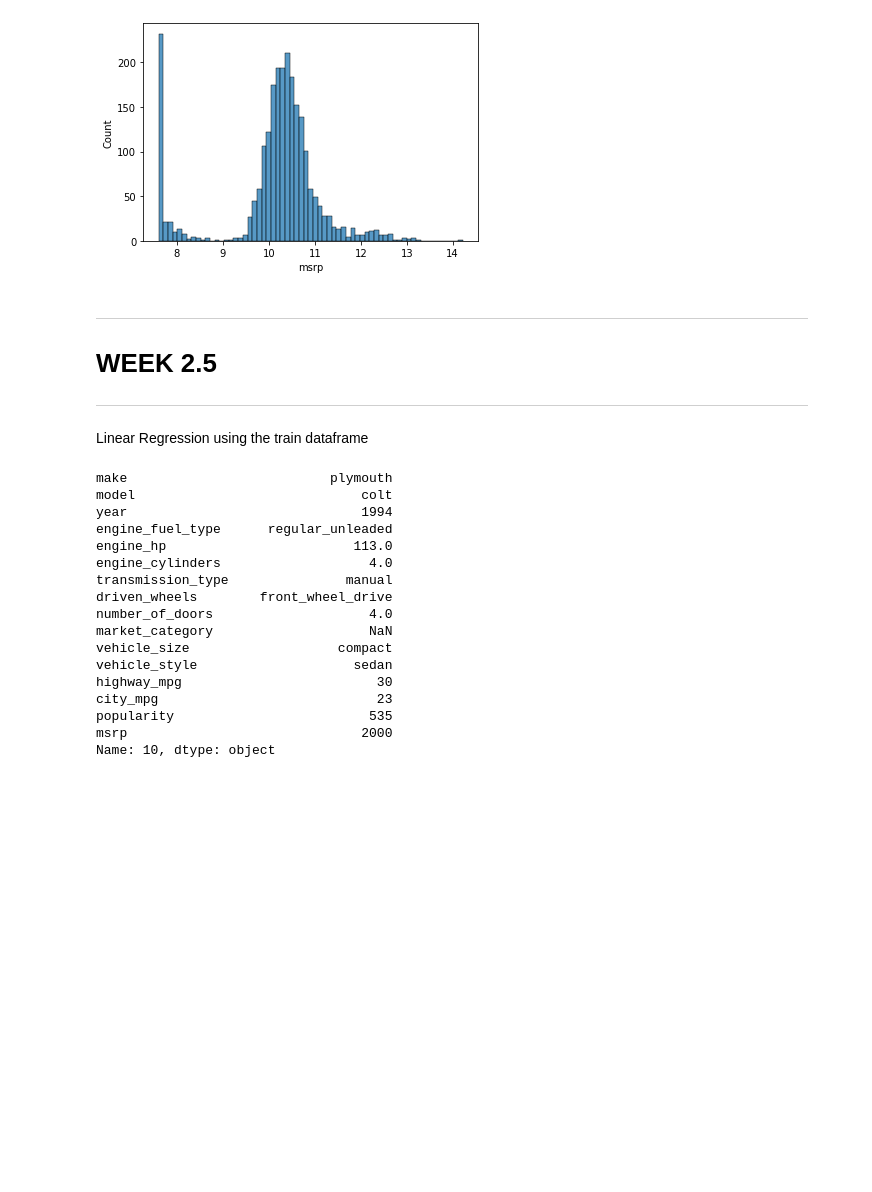
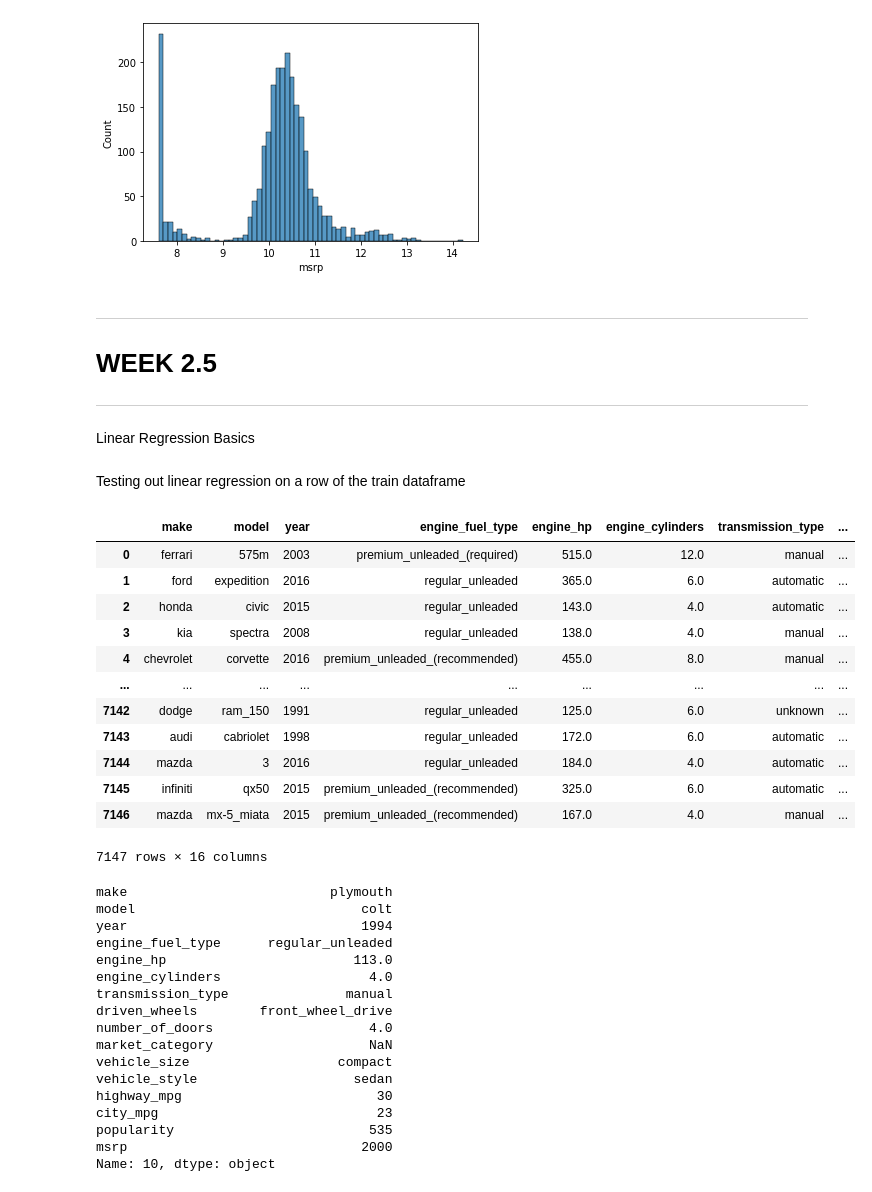
Before and after one commit to DataTalksClub/machine-learning-zoomcamp, a Jupyter notebook: chapter-02-car-price/week2.ipynb, the cells around one changed output. Drawn from its saved outputs; the diff is of its cells as text; code cells hidden in the pictures; blank space fills up the shorter version.

```diff
--- a/chapter-02-car-price/week2.ipynb
+++ b/chapter-02-car-price/week2.ipynb
@@ -284,4 +278,4 @@ plt.show()
 
 ***
 
-Linear Regression using the train dataframe
+Linear Regression Basics
@@ -290,3 +282,21 @@ df_train = df_train.reset_index(drop = True)
+# %% [markdown]
+Testing out linear regression on a row of the train dataframe
+# %%
+df_train
+# %% [output]
+|  | make | model | year | engine_fuel_type | engine_hp | engine_cylinders | transmission_type | ... |
+| 0 | ferrari | 575m | 2003 | premium_unleaded_(required) | 515.0 | 12.0 | manual | ... |
+| 1 | ford | expedition | 2016 | regular_unleaded | 365.0 | 6.0 | automatic | ... |
+| 2 | honda | civic | 2015 | regular_unleaded | 143.0 | 4.0 | automatic | ... |
+| 3 | kia | spectra | 2008 | regular_unleaded | 138.0 | 4.0 | manual | ... |
+| 4 | chevrolet | corvette | 2016 | premium_unleaded_(recommended) | 455.0 | 8.0 | manual | ... |
+| ... | ... | ... | ... | ... | ... | ... | ... | ... |
+| 7142 | dodge | ram_150 | 1991 | regular_unleaded | 125.0 | 6.0 | unknown | ... |
+| 7143 | audi | cabriolet | 1998 | regular_unleaded | 172.0 | 6.0 | automatic | ... |
+| 7144 | mazda | 3 | 2016 | regular_unleaded | 184.0 | 4.0 | automatic | ... |
+| 7145 | infiniti | qx50 | 2015 | premium_unleaded_(recommended) | 325.0 | 6.0 | automatic | ... |
+| 7146 | mazda | mx-5_miata | 2015 | premium_unleaded_(recommended) | 167.0 | 4.0 | manual | ... |
+7147 rows × 16 columns
 # %%
 df_train.iloc[10]
 # %% [output]
```
Also changed, not shown: parts of 42 cells of this notebook.
